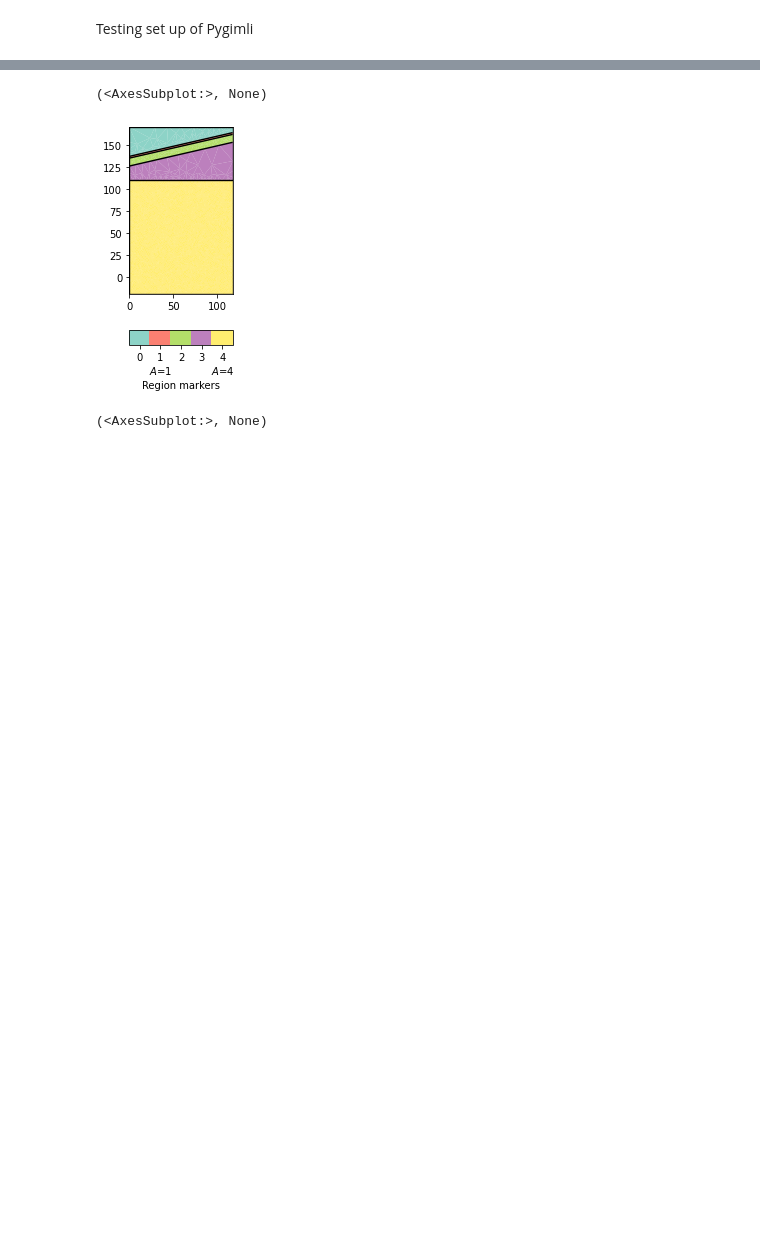
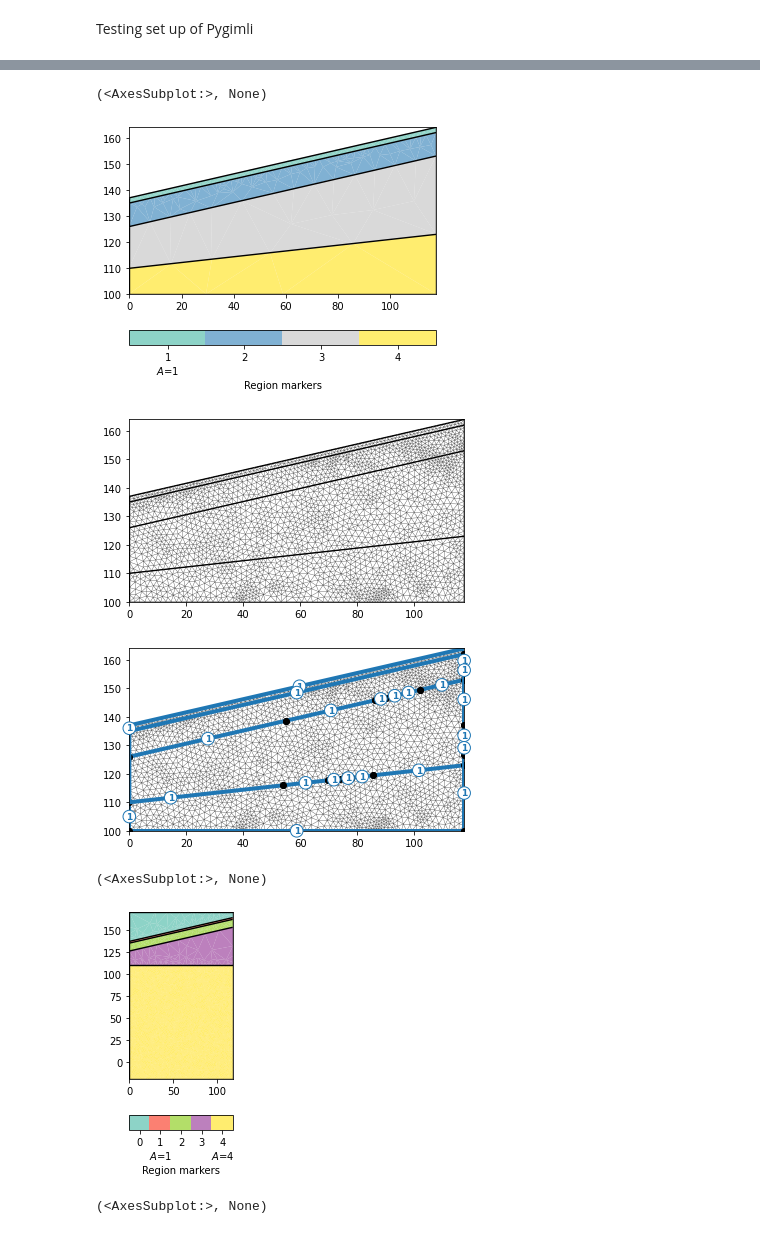
Before and after one commit to soldfield/heatflow, a Jupyter notebook: pg_testing.ipynb, the cells around one changed output, grey strips where cells are left out. Drawn from its saved outputs; the diff is of its cells as text; code cells hidden in the pictures; blank space fills up the shorter version.

```diff
--- a/pg_testing.ipynb
+++ b/pg_testing.ipynb
@@ -38,3 +35,32 @@ pg.show(mesh)
+# %%
+layer1 = mt.createPolygon([[0.0, 137], [117.5, 164], [117.5, 162], [0.0, 135]],
+                          isClosed=True, marker=1, area=1)
+layer2 = mt.createPolygon([[0.0, 126], [0.0, 135], [117.5, 162], [117.5, 153]],
+                          isClosed=True, marker=2)
+layer3 = mt.createPolygon([[0.0, 110], [0.0, 126], [117.5, 153], [117.5, 123]],
+                          isClosed=True, marker=3)
+layer4 = mt.createPolygon([[0.0, 100], [0.0, 110], [117.5, 123], [117.5, 100]],
+                          isClosed=True, marker=4)
+
+slope = (164 - 137) / 117.5
+
+geom = layer1 + layer2 + layer3 + layer4
+
+# If you want no sloped flat earth geometry .. comment out the next 2 lines
+# geom = mt.createWorld(start=[0.0, 110], end=[117.5, 137], layers=[137-2, 137-11])
+# slope = 0.0
+
+pg.show(geom)
+
+mesh = mt.createMesh(geom, quality=34.3, area=3, smooth=[1, 10])
+pg.show(mesh)
+
+pg.show(mesh, boundaryMarkers=True)
+# %% [output]
+(<AxesSubplot:>, None)
+[figure, added]
+[figure, added]
+[figure, added]
 # %%
 layer0 = mt.createPolygon([[0.0, 170], [117.5, 170], [117.5, 162], [0.0, 135]],
                           isClosed=True, marker=0, area=0)
```
Also changed, not shown: parts of 2 cells of this notebook, 2 other files.
